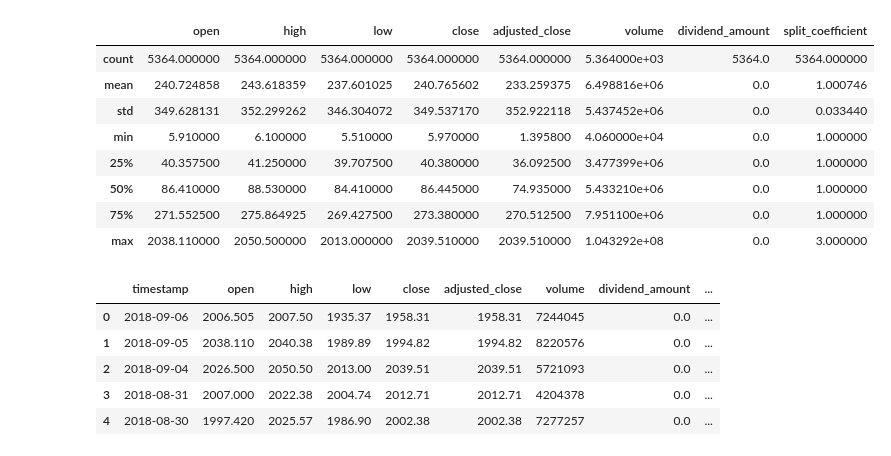
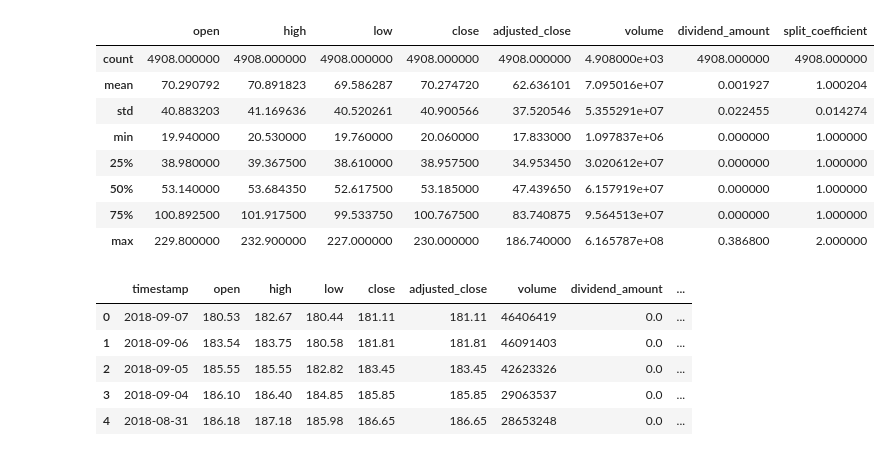
Before and after one commit to czhao39/stock-dnn, a Jupyter notebook: feedforward.ipynb, the cells around one changed output. Saved outputs shown, nothing was run; the diff lists cells and outputs as text; code cells hidden in the pictures.

```diff
--- a/feedforward.ipynb
+++ b/feedforward.ipynb
@@ -21,7 +21,7 @@ tf.logging.set_verbosity(tf.logging.ERROR)
 prediction_period = 1  # Predict 1 day into the future
 saved_models_root = "saved_models/"
 
-daily_adjusted_df = raw_data.get_time_series_daily_adjusted("amzn")
+daily_adjusted_df = raw_data.get_time_series_daily_adjusted("qqq")
 EST = timezone("US/Eastern")
 datetime_last_updated = datetime.datetime.now(EST)
 print("Data retrieved on", datetime_last_updated.ctime())
@@ -40,18 +40,18 @@ Data retrieved on Thu Sep  6 16:02:04 2018
 |  | open | high | low | close | adjusted_close | volume | dividend_amount | split_coefficient |
-| count | 5364.000000 | 5364.000000 | 5364.000000 | 5364.000000 | 5364.000000 | 5.364000e+03 | 5364.0 | 5364.000000 |
-| mean | 240.724858 | 243.618359 | 237.601025 | 240.765602 | 233.259375 | 6.498816e+06 | 0.0 | 1.000746 |
-| std | 349.628131 | 352.299262 | 346.304072 | 349.537170 | 352.922118 | 5.437452e+06 | 0.0 | 0.033440 |
-| min | 5.910000 | 6.100000 | 5.510000 | 5.970000 | 1.395800 | 4.060000e+04 | 0.0 | 1.000000 |
-| 25% | 40.357500 | 41.250000 | 39.707500 | 40.380000 | 36.092500 | 3.477399e+06 | 0.0 | 1.000000 |
-| 50% | 86.410000 | 88.530000 | 84.410000 | 86.445000 | 74.935000 | 5.433210e+06 | 0.0 | 1.000000 |
-| 75% | 271.552500 | 275.864925 | 269.427500 | 273.380000 | 270.512500 | 7.951100e+06 | 0.0 | 1.000000 |
-| max | 2038.110000 | 2050.500000 | 2013.000000 | 2039.510000 | 2039.510000 | 1.043292e+08 | 0.0 | 3.000000 |
+| count | 4908.000000 | 4908.000000 | 4908.000000 | 4908.000000 | 4908.000000 | 4.908000e+03 | 4908.000000 | 4908.000000 |
+| mean | 70.290792 | 70.891823 | 69.586287 | 70.274720 | 62.636101 | 7.095016e+07 | 0.001927 | 1.000204 |
+| std | 40.883203 | 41.169636 | 40.520261 | 40.900566 | 37.520546 | 5.355291e+07 | 0.022455 | 0.014274 |
+| min | 19.940000 | 20.530000 | 19.760000 | 20.060000 | 17.833000 | 1.097837e+06 | 0.000000 | 1.000000 |
+| 25% | 38.980000 | 39.367500 | 38.610000 | 38.957500 | 34.953450 | 3.020612e+07 | 0.000000 | 1.000000 |
+| 50% | 53.140000 | 53.684350 | 52.617500 | 53.185000 | 47.439650 | 6.157919e+07 | 0.000000 | 1.000000 |
+| 75% | 100.892500 | 101.917500 | 99.533750 | 100.767500 | 83.740875 | 9.564513e+07 | 0.000000 | 1.000000 |
+| max | 229.800000 | 232.900000 | 227.000000 | 230.000000 | 186.740000 | 6.165787e+08 | 0.386800 | 2.000000 |
 |  | timestamp | open | high | low | close | adjusted_close | volume | dividend_amount | ... |
-| 0 | 2018-09-06 | 2006.505 | 2007.50 | 1935.37 | 1958.31 | 1958.31 | 7244045 | 0.0 | ... |
-| 1 | 2018-09-05 | 2038.110 | 2040.38 | 1989.89 | 1994.82 | 1994.82 | 8220576 | 0.0 | ... |
-| 2 | 2018-09-04 | 2026.500 | 2050.50 | 2013.00 | 2039.51 | 2039.51 | 5721093 | 0.0 | ... |
-| 3 | 2018-08-31 | 2007.000 | 2022.38 | 2004.74 | 2012.71 | 2012.71 | 4204378 | 0.0 | ... |
-| 4 | 2018-08-30 | 1997.420 | 2025.57 | 1986.90 | 2002.38 | 2002.38 | 7277257 | 0.0 | ... |
+| 0 | 2018-09-07 | 180.53 | 182.67 | 180.44 | 181.11 | 181.11 | 46406419 | 0.0 | ... |
+| 1 | 2018-09-06 | 183.54 | 183.75 | 180.58 | 181.81 | 181.81 | 46091403 | 0.0 | ... |
+| 2 | 2018-09-05 | 185.55 | 185.55 | 182.82 | 183.45 | 183.45 | 42623326 | 0.0 | ... |
+| 3 | 2018-09-04 | 186.10 | 186.40 | 184.85 | 185.85 | 185.85 | 29063537 | 0.0 | ... |
+| 4 | 2018-08-31 | 186.18 | 187.18 | 185.98 | 186.65 | 186.65 | 28653248 | 0.0 | ... |
 # %%
 def preprocess_daily_adjusted_df(daily_adjusted_df, prediction_period, selected_features=None):
     base_features = daily_adjusted_df[[
```
Also changed, not shown: parts of 11 cells of this notebook, 18 other files.
